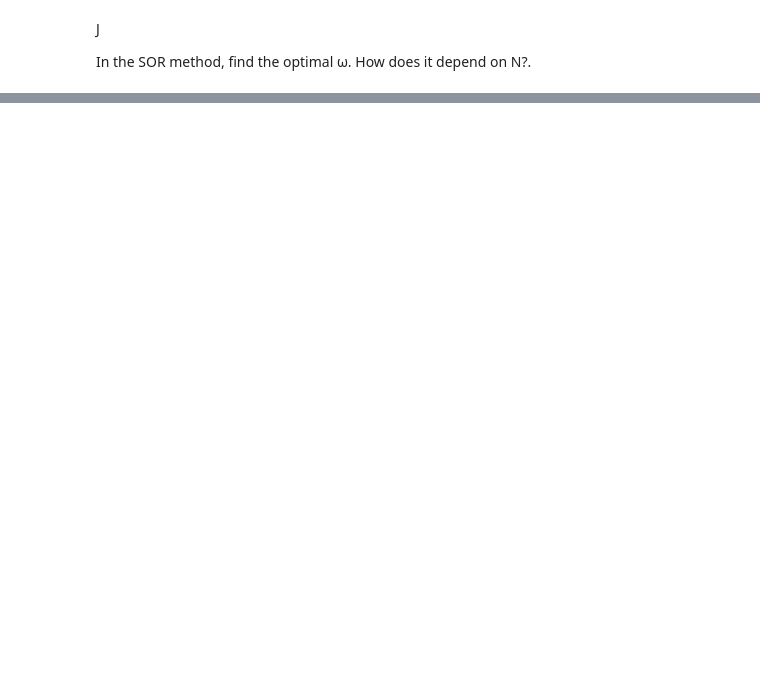
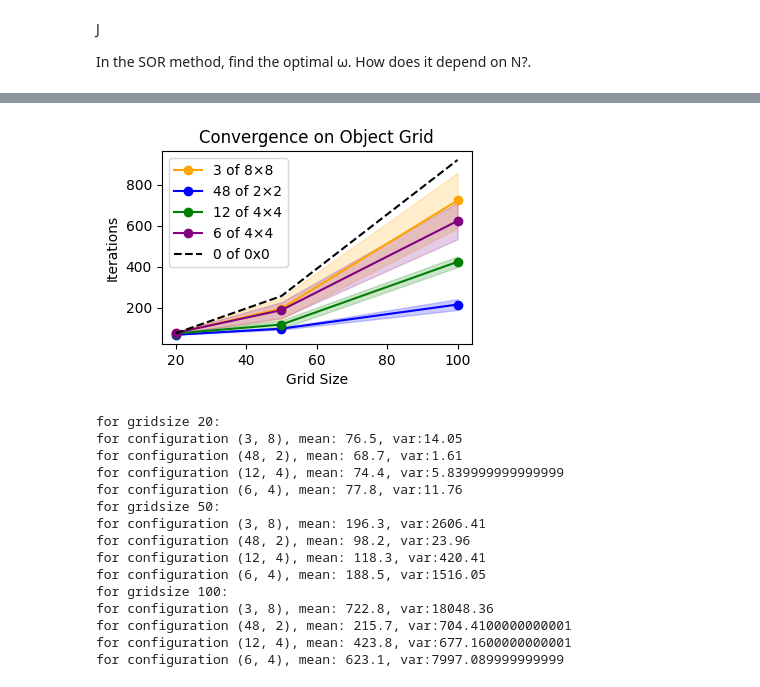
Before and after one commit to koolencharlotte/Scientific_Computing_1, a Jupyter notebook: main.ipynb, the cells around one changed output, grey strips where cells are left out. Saved outputs shown, nothing was run; the diff lists cells and outputs as text; code cells hidden in the pictures; blank space fills up the shorter version.

```diff
--- a/main.ipynb
+++ b/main.ipynb
@@ -170,0 +317,34 @@ visualizations.visualization_1j_N_omegas(N_values, optimal_omegas, colors=colors
+# %%
+def object_per_gridsize(all_grids, null_measure, config_labels, sizes, colors):
+    plt.figure(figsize=(4, 2.5))
+
+    grids = sorted(all_grids.keys())  # Ensure grid sizes are sorted
+
+    # Iterate over each object configuration and plot a separate line
+    for i, config_label in enumerate(config_labels):
+        means = []
+        vartjes = []
+
+        for grid_size in grids:
+            config_data = all_grids[grid_size]  # Get the dictionary for this grid size
+            means.append(config_data[config_label][0])  # Mean value
+            vartjes.append(config_data[config_label][1])  # Variance value
+
+        # Plot line for this configuration
+        plt.plot(grids, means, label=f"{sizes[i]}", marker="o", color=colors[i])
+
+        # Plot variance as a shaded region
+        plt.fill_between(grids,
+                         np.array(means) - np.array(np.sqrt(vartjes)),
+                         np.array(means) + np.array(np.sqrt(vartjes)),
+                         alpha=0.2, color=colors[i])
+
+    # Plot null measure for reference
+    plt.plot(grids, null_measure, '--', label=f"{sizes[-1]}", color="black")
+    # plt.yscale("log")
+    # Labels and legend
+    plt.xlabel("Grid Size")
+    plt.ylabel("Iterations")
+    plt.legend()
+    plt.title("Convergence on Object Grid")
+    plt.show()
@@ -170,0 +411,25 @@ visualizations.visualization_1j_N_omegas(N_values, optimal_omegas, colors=colors
+# %%
+
+object_per_gridsize(all_results, null_metric, object_configs, sizes, colors)
+
+for res, val in all_results.items():
+    print(f"for gridsize {res}:")
+    for config, (mean, var) in val.items():
+        print(f"for configuration {config}, mean: {mean}, var:{var}")
+# %% [output]
+[figure, added]
+for gridsize 20:
+for configuration (3, 8), mean: 76.5, var:14.05
+for configuration (48, 2), mean: 68.7, var:1.61
+for configuration (12, 4), mean: 74.4, var:5.839999999999999
+for configuration (6, 4), mean: 77.8, var:11.76
+for gridsize 50:
+for configuration (3, 8), mean: 196.3, var:2606.41
+for configuration (48, 2), mean: 98.2, var:23.96
+for configuration (12, 4), mean: 118.3, var:420.41
+for configuration (6, 4), mean: 188.5, var:1516.05
+for gridsize 100:
+for configuration (3, 8), mean: 722.8, var:18048.36
+for configuration (48, 2), mean: 215.7, var:704.4100000000001
+for configuration (12, 4), mean: 423.8, var:677.1600000000001
+for configuration (6, 4), mean: 623.1, var:7997.089999999999
```
Also changed, not shown: parts of 8 cells of this notebook, 2 other files.
